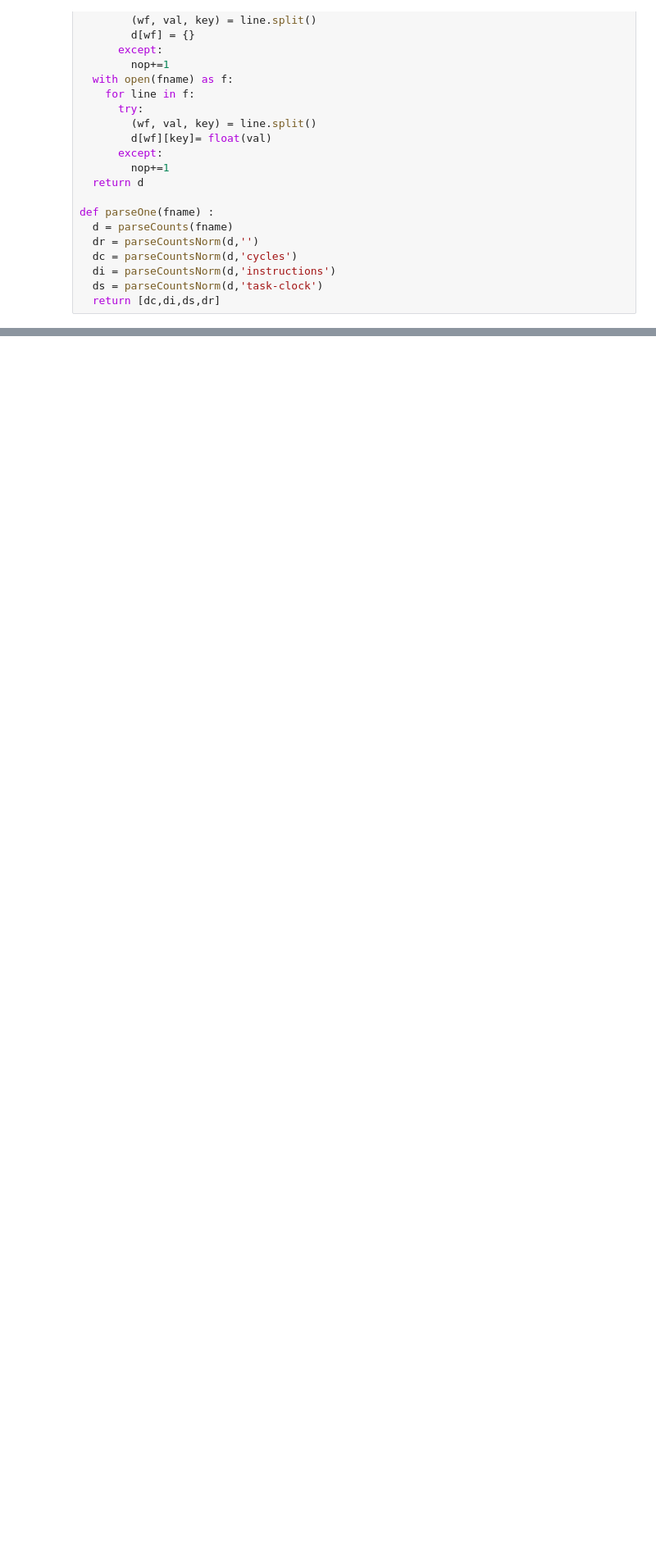
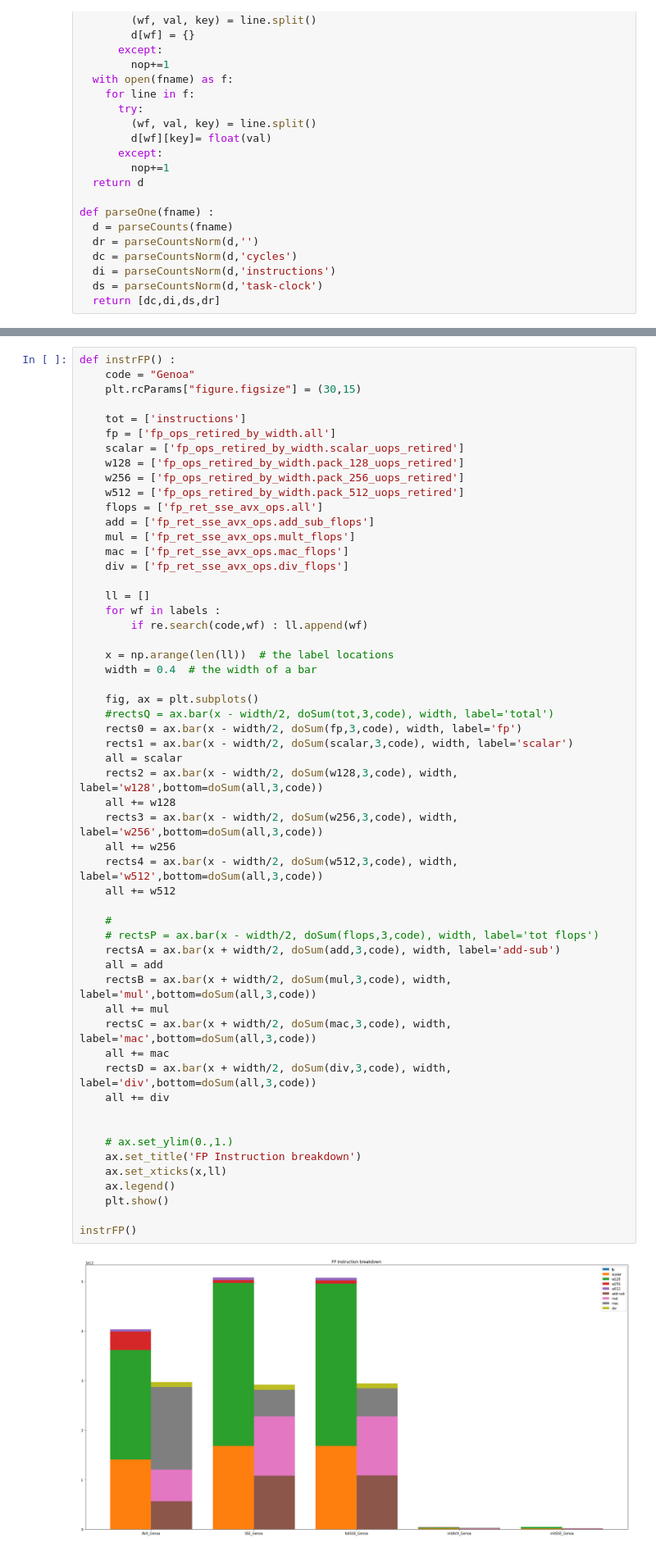
Before and after one commit to VinInn/pyTools, a Jupyter notebook: HLTperf.ipynb, the cells around one changed output, grey strips where cells are left out. Shown: that part at 82% size. Drawn from its saved outputs; the diff is of its cells as text; blank space fills up the shorter version.

```diff
--- a/HLTperf.ipynb
+++ b/HLTperf.ipynb
@@ -149,3 +183,60 @@ instrBD()
+# %%
+def instrFP() :
+    code = "Genoa"
+    plt.rcParams["figure.figsize"] = (30,15)
+
+    tot = ['instructions']
+    fp = ['fp_ops_retired_by_width.all']
+    scalar = ['fp_ops_retired_by_width.scalar_uops_retired']
+    w128 = ['fp_ops_retired_by_width.pack_128_uops_retired']
+    w256 = ['fp_ops_retired_by_width.pack_256_uops_retired']
+    w512 = ['fp_ops_retired_by_width.pack_512_uops_retired']
+    flops = ['fp_ret_sse_avx_ops.all']
+    add = ['fp_ret_sse_avx_ops.add_sub_flops']
+    mul = ['fp_ret_sse_avx_ops.mult_flops']
+    mac = ['fp_ret_sse_avx_ops.mac_flops']
+    div = ['fp_ret_sse_avx_ops.div_flops']
+
+    ll = []
+    for wf in labels :
+        if re.search(code,wf) : ll.append(wf)
+
+    x = np.arange(len(ll))  # the label locations
+    width = 0.4  # the width of a bar
+
+    fig, ax = plt.subplots()
+    #rectsQ = ax.bar(x - width/2, doSum(tot,3,code), width, label='total')
+    rects0 = ax.bar(x - width/2, doSum(fp,3,code), width, label='fp')
+    rects1 = ax.bar(x - width/2, doSum(scalar,3,code), width, label='scalar')
+    all = scalar
+    rects2 = ax.bar(x - width/2, doSum(w128,3,code), width, label='w128',bottom=doSum(all,3,code))
+    all += w128
+    rects3 = ax.bar(x - width/2, doSum(w256,3,code), width, label='w256',bottom=doSum(all,3,code))
+    all += w256
+    rects4 = ax.bar(x - width/2, doSum(w512,3,code), width, label='w512',bottom=doSum(all,3,code))
+    all += w512
+
+    #
+    # rectsP = ax.bar(x - width/2, doSum(flops,3,code), width, label='tot flops')
+    rectsA = ax.bar(x + width/2, doSum(add,3,code), width, label='add-sub')
+    all = add
+    rectsB = ax.bar(x + width/2, doSum(mul,3,code), width, label='mul',bottom=doSum(all,3,code))
+    all += mul
+    rectsC = ax.bar(x + width/2, doSum(mac,3,code), width, label='mac',bottom=doSum(all,3,code))
+    all += mac
+    rectsD = ax.bar(x + width/2, doSum(div,3,code), width, label='div',bottom=doSum(all,3,code))
+    all += div
+
+
+    # ax.set_ylim(0.,1.)
+    ax.set_title('FP Instruction breakdown')
+    ax.set_xticks(x,ll)
+    ax.legend()
+    plt.show()
+
+instrFP()
+# %% [output]
+[figure, added]
 # %%
 def plotOne(var,nor) :
     norName = norNames[nor]
```
Also changed, not shown: parts of 6 cells of this notebook.
